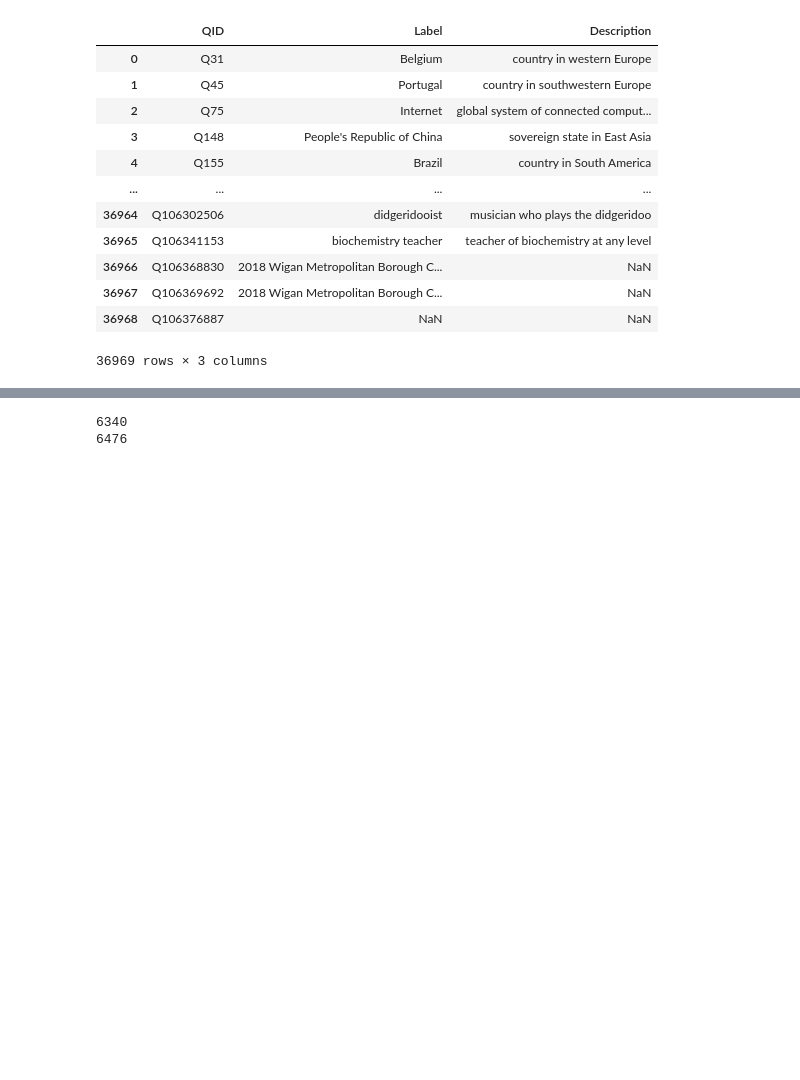
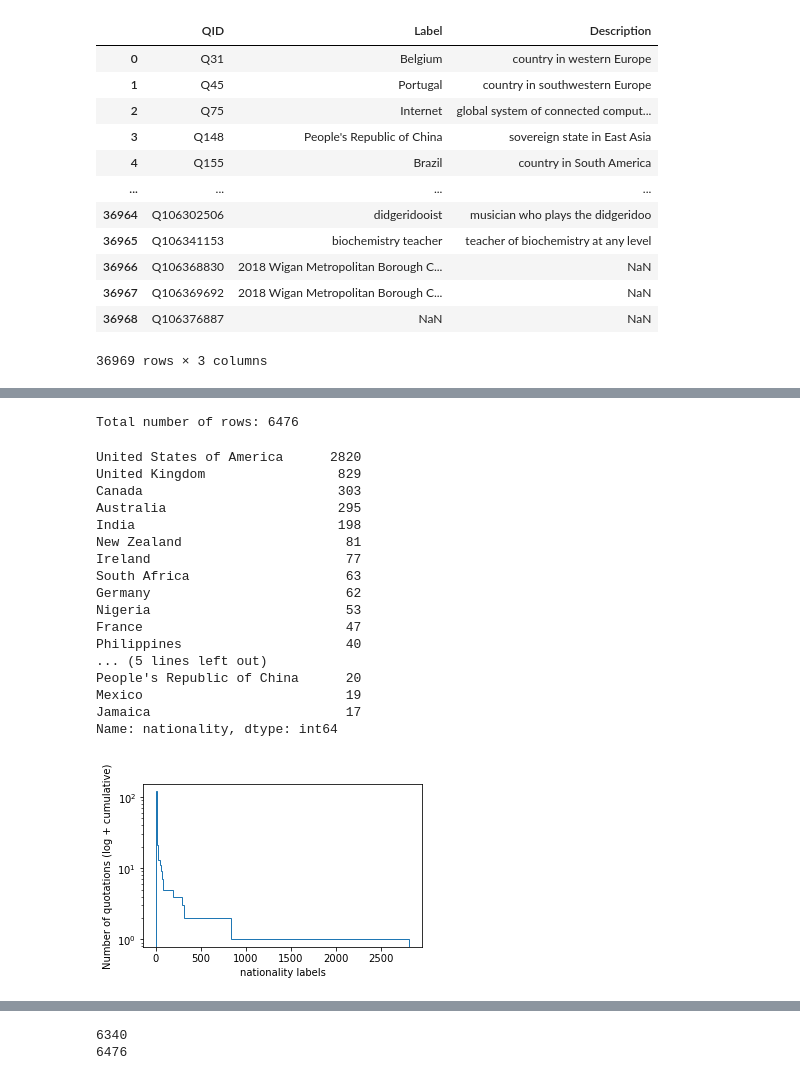
Before and after one commit to epfl-ada/ada-2021-project-data-wrestlers, a Jupyter notebook: notebook_milestone3.ipynb, the cells around one changed output, grey strips where cells are left out. Drawn from its saved outputs; the diff is of its cells as text; code cells hidden in the pictures; blank space fills up the shorter version.

```diff
--- a/notebook_milestone3.ipynb
+++ b/notebook_milestone3.ipynb
@@ -1557,0 +1544,33 @@ for column in ['nationality', 'gender', 'ethnic_group', 'occupation', 'party', '
+# %%
+# Getting the frequencies and histogram of the labels for a given category
+
+def analyze_label(column, n):
+    print("Total number of rows: " + str(len(metadata_about_sentiment[column])))
+    display(metadata_about_sentiment[column].value_counts()[0:n])
+    figure = plt.figure(figsize = (5,3))
+    array_cumulative = plt.hist(metadata_about_sentiment[column].value_counts(), bins=200, log=True, histtype='step', cumulative=-1)
+    plt.xlabel(column + " labels")
+    plt.ylabel('Number of quotations (log + cumulative)')
+    plt.show
+# %%
+analyze_label('nationality', 20)
+# %% [output]
+Total number of rows: 6476
+United States of America      2820
+United Kingdom                 829
+Canada                         303
+Australia                      295
+India                          198
+New Zealand                     81
+Ireland                         77
+South Africa                    63
+Germany                         62
+Nigeria                         53
+France                          47
+Philippines                     40
+... (5 lines left out)
+People's Republic of China      20
+Mexico                          19
+Jamaica                         17
+Name: nationality, dtype: int64
+[figure, added]
```
Also changed, not shown: parts of 14 cells of this notebook.
